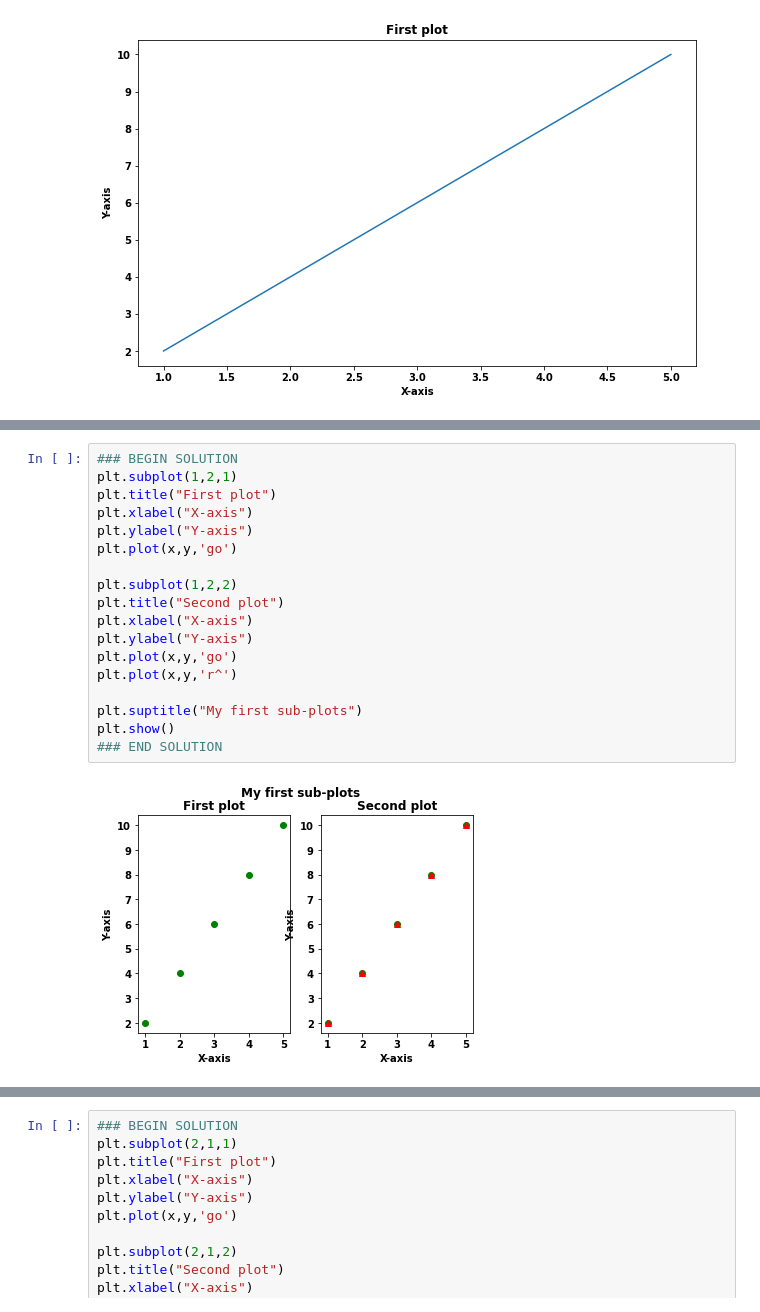
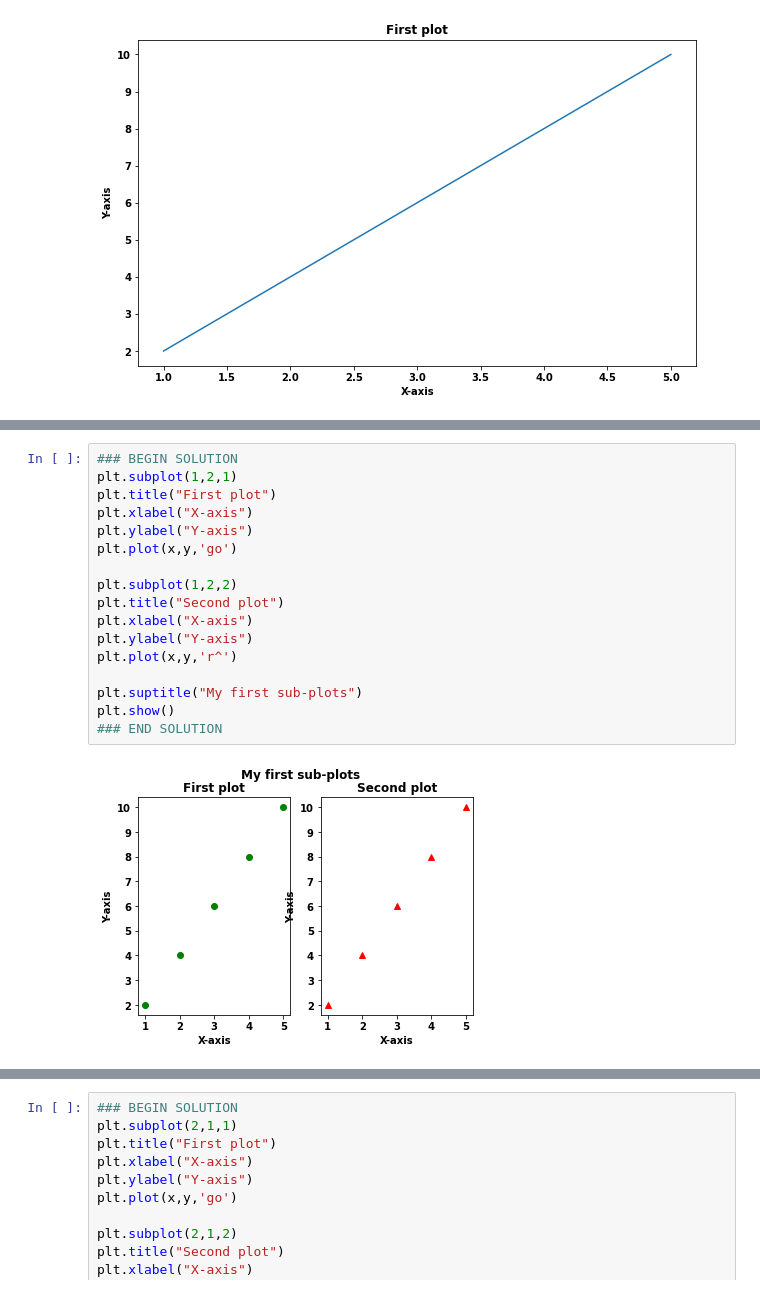
Before and after one commit to CertifaiAI/basics-of-data-analytics, a Jupyter notebook: Matplotlib/solution/01 - Getting started with Pyplot.ipynb, the cells around one changed output, grey strips where cells are left out. Drawn from its saved outputs; the diff is of its cells as text.

```diff
--- a/Matplotlib/solution/01 - Getting started with Pyplot.ipynb
+++ b/Matplotlib/solution/01 - Getting started with Pyplot.ipynb
@@ -134,23 +134,22 @@ Let's try to create a subplot by using the previous first and second plot.
 # %%
 ### BEGIN SOLUTION
 plt.subplot(1,2,1)
 plt.title("First plot")
 plt.xlabel("X-axis")
 plt.ylabel("Y-axis")
 plt.plot(x,y,'go')
 
 plt.subplot(1,2,2)
 plt.title("Second plot")
 plt.xlabel("X-axis")
 plt.ylabel("Y-axis")
-plt.plot(x,y,'go')
 plt.plot(x,y,'r^')
 
 plt.suptitle("My first sub-plots")
 plt.show()
 ### END SOLUTION
 # %% [output]
-[figure, old version]
+[figure, new version]
 # %% [markdown]
 We may arrange our subplot arrange into two rows and a single column by pass the arguments `(2,1,1)` and `(2,1,2)`
 >**Expected Result** :<br>
```
Also changed, not shown: parts of 3 cells of this notebook.
